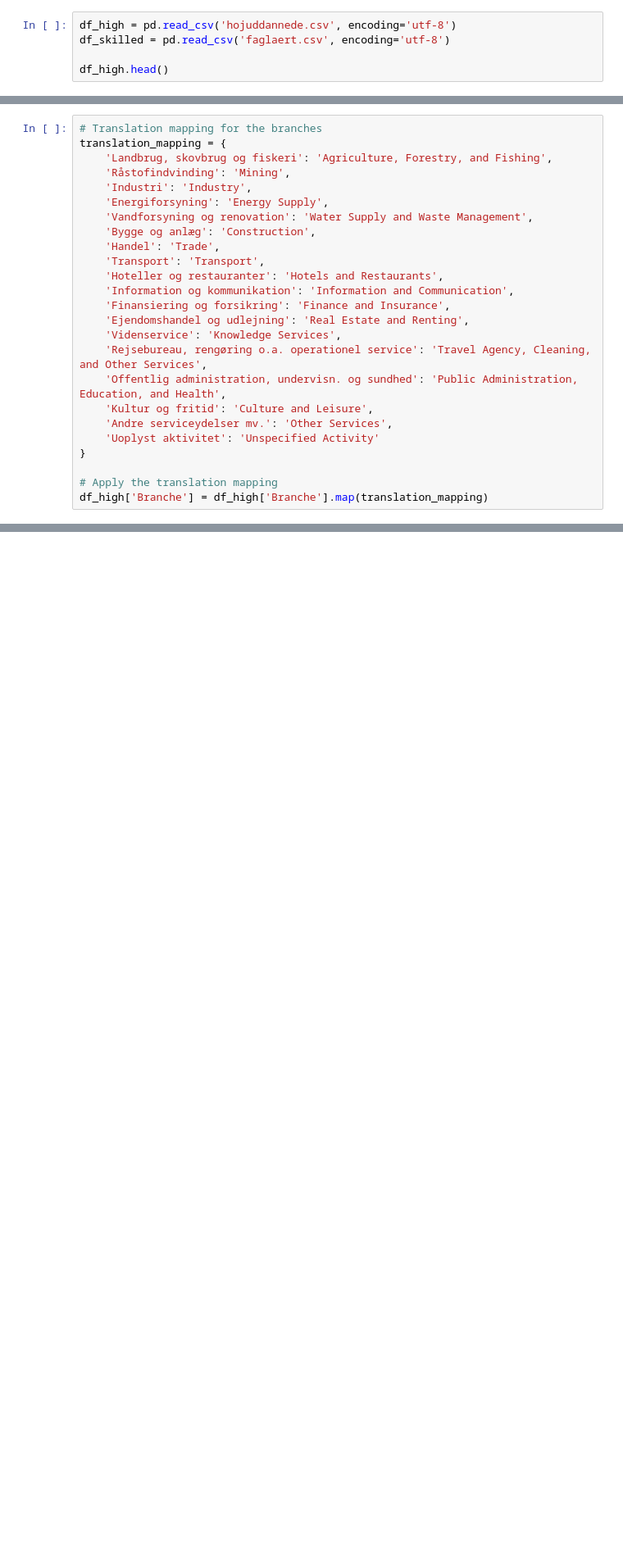
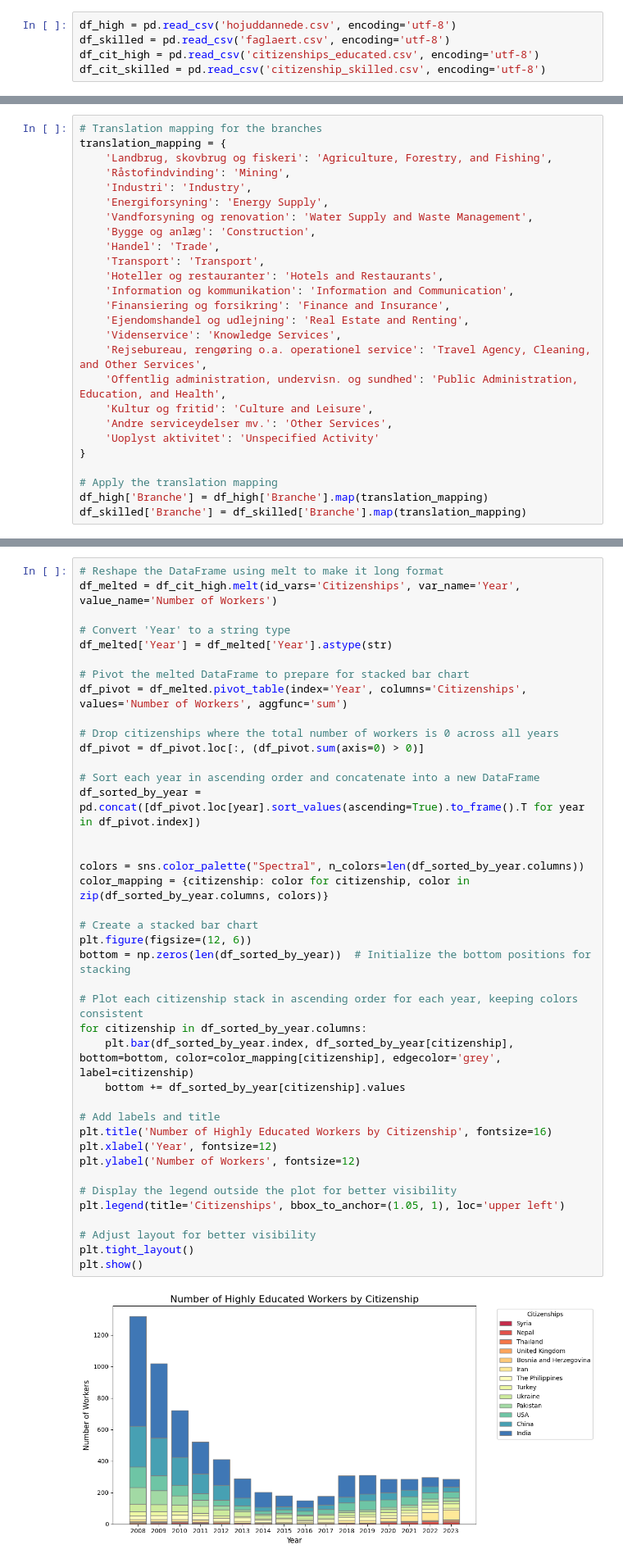
Before and after one commit to KellyDRasmussen/positivlist, a Jupyter notebook: positiv.ipynb, the cells around one changed output, grey strips where cells are left out. Shown at 82% size. Drawn from its saved outputs; the diff is of its cells as text; blank space fills up the shorter version.

```diff
--- a/positiv.ipynb
+++ b/positiv.ipynb
@@ -24,5 +14,5 @@ import matplotlib.pyplot as plt
 # %%
 df_high = pd.read_csv('hojuddannede.csv', encoding='utf-8')
 df_skilled = pd.read_csv('faglaert.csv', encoding='utf-8')
-
-df_high.head()
+df_cit_high = pd.read_csv('citizenships_educated.csv', encoding='utf-8')
+df_cit_skilled = pd.read_csv('citizenship_skilled.csv', encoding='utf-8')
@@ -58,3 +41,4 @@ translation_mapping = {
 
 # Apply the translation mapping
 df_high['Branche'] = df_high['Branche'].map(translation_mapping)
+df_skilled['Branche'] = df_skilled['Branche'].map(translation_mapping)
@@ -226,0 +352,42 @@ plt.show()
+# %%
+# Reshape the DataFrame using melt to make it long format
+df_melted = df_cit_high.melt(id_vars='Citizenships', var_name='Year', value_name='Number of Workers')
+
+# Convert 'Year' to a string type
+df_melted['Year'] = df_melted['Year'].astype(str)
+
+# Pivot the melted DataFrame to prepare for stacked bar chart
+df_pivot = df_melted.pivot_table(index='Year', columns='Citizenships', values='Number of Workers', aggfunc='sum')
+
+# Drop citizenships where the total number of workers is 0 across all years
+df_pivot = df_pivot.loc[:, (df_pivot.sum(axis=0) > 0)]
+
+# Sort each year in ascending order and concatenate into a new DataFrame
+df_sorted_by_year = pd.concat([df_pivot.loc[year].sort_values(ascending=True).to_frame().T for year in df_pivot.index])
+
+
+colors = sns.color_palette("Spectral", n_colors=len(df_sorted_by_year.columns))
+color_mapping = {citizenship: color for citizenship, color in zip(df_sorted_by_year.columns, colors)}
+
+# Create a stacked bar chart
+plt.figure(figsize=(12, 6))
+bottom = np.zeros(len(df_sorted_by_year))  # Initialize the bottom positions for stacking
+
+# Plot each citizenship stack in ascending order for each year, keeping colors consistent
+for citizenship in df_sorted_by_year.columns:
+    plt.bar(df_sorted_by_year.index, df_sorted_by_year[citizenship], bottom=bottom, color=color_mapping[citizenship], edgecolor='grey', label=citizenship)
+    bottom += df_sorted_by_year[citizenship].values
+
+# Add labels and title
+plt.title('Number of Highly Educated Workers by Citizenship', fontsize=16)
+plt.xlabel('Year', fontsize=12)
+plt.ylabel('Number of Workers', fontsize=12)
+
+# Display the legend outside the plot for better visibility
+plt.legend(title='Citizenships', bbox_to_anchor=(1.05, 1), loc='upper left')
+
+# Adjust layout for better visibility
+plt.tight_layout()
+plt.show()
+# %% [output]
+[figure, added]
```
Also changed, not shown: parts of 20 cells of this notebook, 2 other files.
